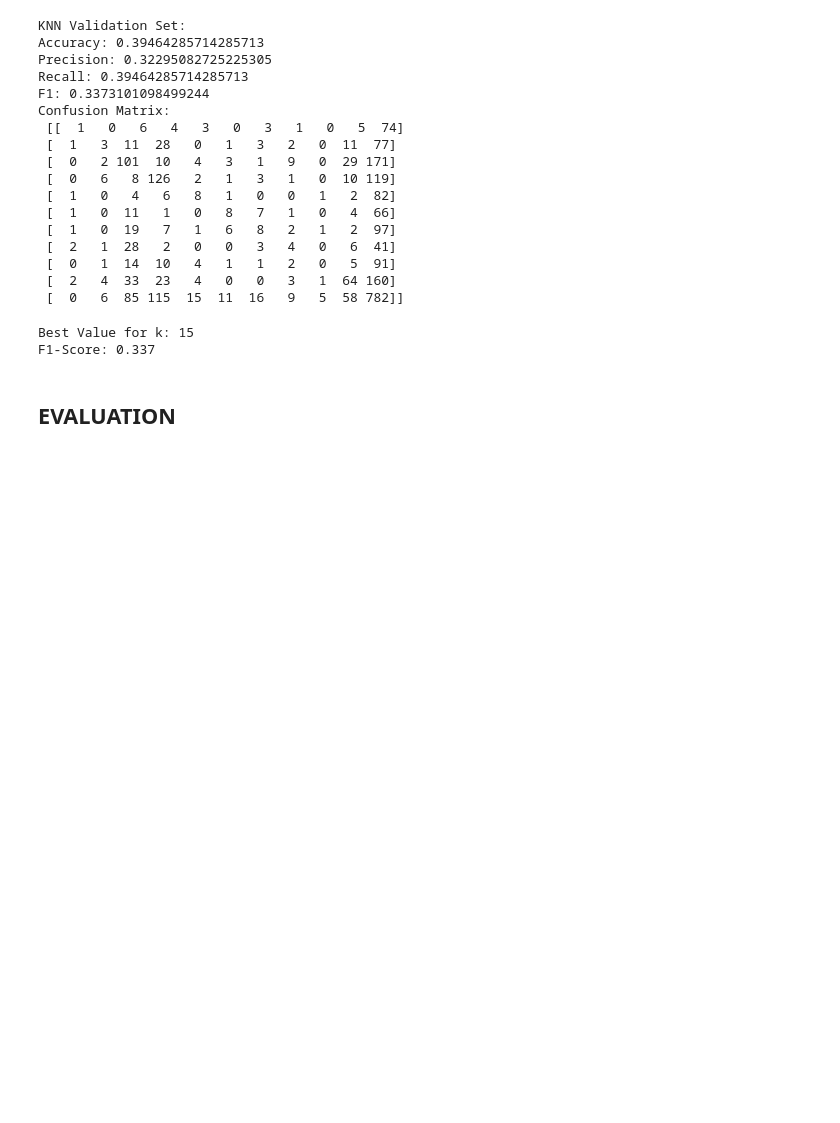
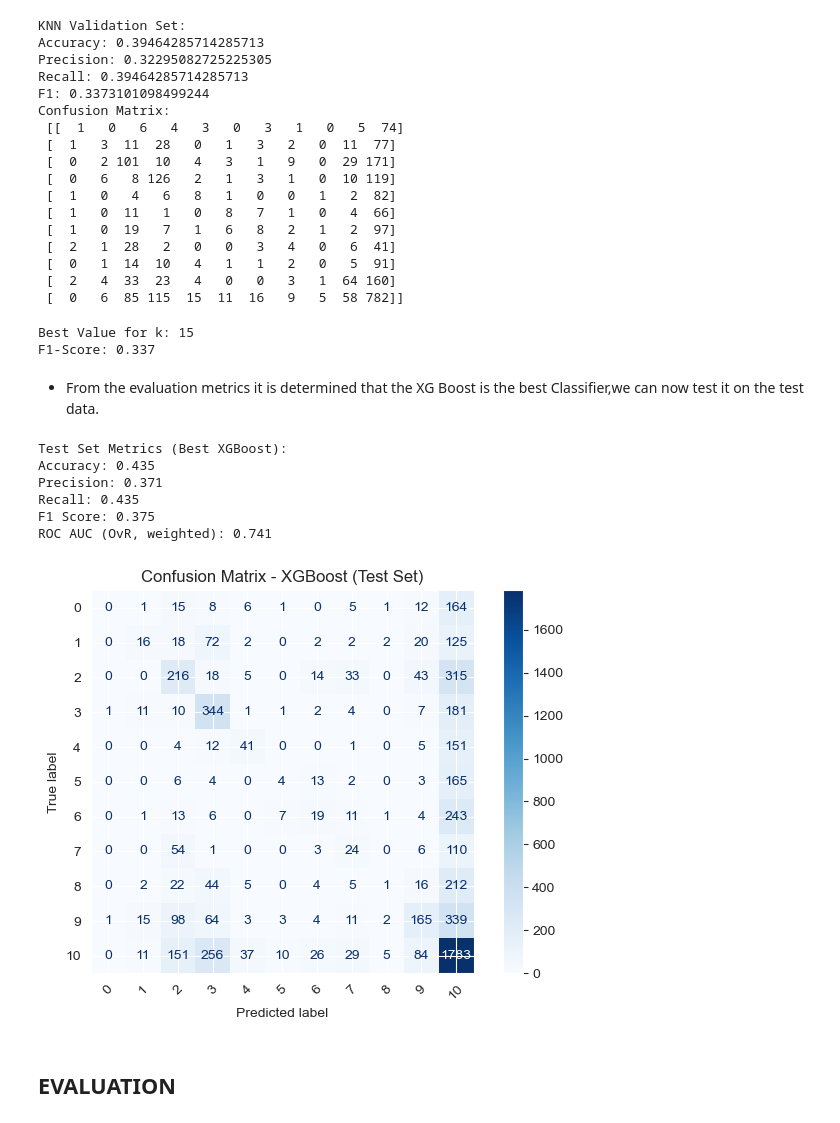
Before and after one commit to eugene-maina72/Phase_4_Project-Model_Interpretability, a Jupyter notebook: notebook.ipynb, the cells around one changed output. Saved outputs shown, nothing was run; the diff lists cells and outputs as text; code cells hidden in the pictures; blank space fills up the shorter version.

Commit message:
Final Model tested

```diff
--- a/notebook.ipynb
+++ b/notebook.ipynb
@@ -1026,6 +1023,46 @@ find_best_k(X_train, y_train, X_val, y_val, min_k=1, max_k=25)
 # %% [output]
 Best Value for k: 15
 F1-Score: 0.337
+# %% [markdown]
+* From the evaluation metrics it is determined that the XG Boost is the best Classifier,we can now test it on the test data.
+# %%
+# Predict on the test set using the best XGBoost model
+y_test_encoded = encoder.transform(y_test)
+y_test_preds = xgb_ideal.predict(X_test)
+
+# Calculate metrics
+test_accuracy = accuracy_score(y_test_encoded, y_test_preds)
+test_precision = precision_score(y_test_encoded, y_test_preds, average='weighted')
+test_recall = recall_score(y_test_encoded, y_test_preds, average='weighted')
+test_f1 = f1_score(y_test_encoded, y_test_preds, average='weighted')
+
+# Compute ROC AUC (One-vs-Rest for multiclass)
+test_proba = xgb_ideal.predict_proba(X_test)
+test_roc_auc = roc_auc_score(y_test_encoded, test_proba, multi_class='ovr', average='weighted')
+
+print('Test Set Metrics (Best XGBoost):')
+print(f'Accuracy: {test_accuracy:.3f}')
+print(f'Precision: {test_precision:.3f}')
+print(f'Recall: {test_recall:.3f}')
+print(f'F1 Score: {test_f1:.3f}')
+print(f'ROC AUC (OvR, weighted): {test_roc_auc:.3f}')
+
+# Confusion Matrix Display
+cm = confusion_matrix(y_test_encoded, y_test_preds)
+disp = ConfusionMatrixDisplay(confusion_matrix=cm, display_labels=encoder.classes_)
+disp.plot(xticks_rotation=45, cmap='Blues')
+plt.title('Confusion Matrix - XGBoost (Test Set)')
+plt.tight_layout()
+plt.show()
+plt.savefig('images/confusion_matrix_xgboost_test_set.png', dpi=300, bbox_inches='tight')
+# %% [output]
+Test Set Metrics (Best XGBoost):
+Accuracy: 0.435
+Precision: 0.371
+Recall: 0.435
+F1 Score: 0.375
+ROC AUC (OvR, weighted): 0.741
+[figure, added]
 # %% [markdown]
 ## EVALUATION
 # %% [markdown]
```
Also changed, not shown: parts of 4 cells of this notebook, 1 other file.
